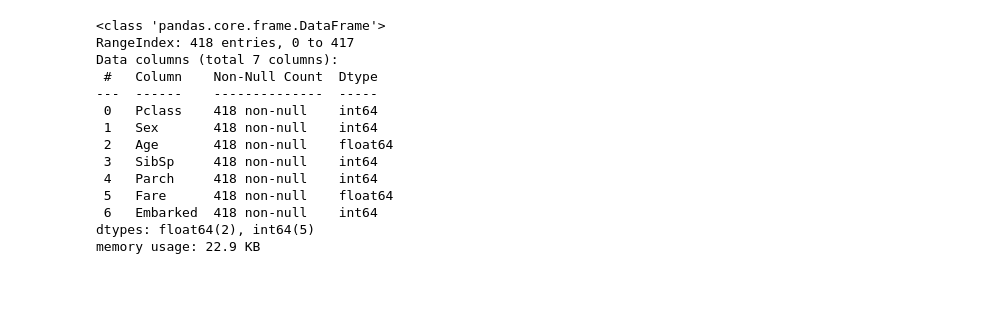
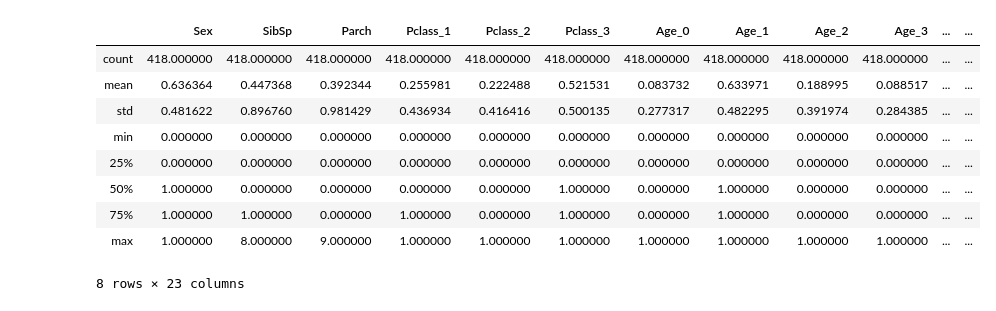
Before and after one commit to ksn38/sklearn, a Jupyter notebook: Titanic.ipynb, the cells around one changed output. Saved outputs shown, nothing was run; the diff lists cells and outputs as text; code cells hidden in the pictures; blank space fills up the shorter version.

```diff
--- a/Titanic.ipynb
+++ b/Titanic.ipynb
@@ -123,0 +145,10 @@ memory usage: 55.8 KB
+# %%
+a.loc[ a['Fare'] <= 7.91, 'Fare'] = 0
+a.loc[(a['Fare'] > 7.91) & (a['Fare'] <= 14.454), 'Fare'] = 1
+a.loc[(a['Fare'] > 14.454) & (a['Fare'] <= 31), 'Fare']   = 2
+a.loc[ a['Fare'] > 31, 'Fare'] = 3
+a['Fare'] = a['Fare'].astype(int)
+# %%
+a[["Pclass", 'Age', 'Embarked', 'Title', 'Fare']] = a[["Pclass", 'Age', 'Embarked', 'Title', 'Fare']].astype("category")
+a = pd.get_dummies(a)
+a.head()
@@ -129,7 +168,7 @@ a = a.drop('Survived', axis=1)
 from sklearn.linear_model import LogisticRegression
 from sklearn.metrics import accuracy_score
 
-X_train, X_valid, y_train, y_valid = train_test_split(a, y, test_size=0.01, random_state=42)
+X_train, X_valid, y_train, y_valid = train_test_split(a, y, test_size=0.1, random_state=42)
 
 lr = LogisticRegression(solver="liblinear")
 
@@ -149,47 +222,73 @@ accuracy_score(y_train, y_pred_train)
 # %%
 b = pd.read_csv('test.csv')
 out = pd.DataFrame(b.PassengerId)
+b['Title'] = b.Name.str.extract(' ([A-Za-z]+)\.', expand=False)
 b = b.drop(['PassengerId', 'Name', 'Ticket', 'Cabin'], axis=1)
+b['Title'] = b['Title'].replace(['Lady', 'Countess','Capt', 'Col',\
+'Don', 'Dr', 'Major', 'Rev', 'Sir', 'Jonkheer', 'Dona'], 'Rare')
+b['Title'] = b['Title'].replace('Mlle', 'Miss')
+b['Title'] = b['Title'].replace('Ms', 'Miss')
+b['Title'] = b['Title'].replace('Mme', 'Mrs')
+title_mapping = {"Mr": 1, "Miss": 2, "Mrs": 3, "Master": 4, "Rare": 5}
+b['Title'] = b['Title'].map(title_mapping)
+b['Title'] = b['Title'].fillna(0)
 b.Fare = b.Fare.fillna(b.Fare.median())
-b.loc[a.Fare > 300, 'Fare'] = b.Fare.median()
+b.loc[b.Fare > 300, 'Fare'] = b.Fare.median()
 b.Age = b.Age.fillna(-1)
 b.loc[b.Embarked == 'C', 'Embarked'] = 0
 b.loc[b.Embarked == 'Q', 'Embarked'] = 1
 b.loc[b.Embarked == 'S', 'Embarked'] = 2
 b.Embarked = b.Embarked.fillna(2)
 b.Embarked = b.Embarked.astype('int64')
 b.loc[b.Sex == 'female', 'Sex'] = 0
 b.loc[b.Sex == 'male', 'Sex'] = 1
 b.Sex = b.Sex.astype('int64')
 
 def age(colm):
     for i in range(len(b)):
         if b.at[i, colm] == -1:
-            b.at[i, colm] = b.Age.median() - (b.at[i, 'SibSp']/b.SibSp.max()) * b.Age.median()
+            b.at[i, colm] = a0.Age.median() - (b.at[i, 'SibSp']/b.SibSp.max()) * a0.Age.median()
 
 age('Age')
 
+b.Age = b.Age.astype('int64')
+
+b.loc[ b['Age'] <= 16, 'Age'] = 0
+b.loc[(b['Age'] > 16) & (b['Age'] <= 32), 'Age'] = 1
+b.loc[(b['Age'] > 32) & (b['Age'] <= 48), 'Age'] = 2
+b.loc[(b['Age'] > 48) & (b['Age'] <= 64), 'Age'] = 3
+b.loc[ b['Age'] > 64, 'Age'] = 4
+
+b.loc[ b['Fare'] <= 7.91, 'Fare'] = 0
+b.loc[(b['Fare'] > 7.91) & (b['Fare'] <= 14.454), 'Fare'] = 1
+b.loc[(b['Fare'] > 14.454) & (b['Fare'] <= 31), 'Fare']   = 2
+b.loc[ b['Fare'] > 31, 'Fare'] = 3
+b['Fare'] = b['Fare'].astype(int)
+
+b[["Pclass", 'Age', 'Embarked', 'Title', 'Fare']] = b[["Pclass", 'Age', 'Embarked', 'Title', 'Fare']].astype("category")
+b = pd.get_dummies(b)
+
 X_valid = b
-y_valid = lr.predict(X_valid)
+# y_valid = lr.predict(X_valid)
+# y_valid = gb.predict(X_valid)
+y_valid = clf.predict(X_valid)
+
 out['Survived'] = y_valid
 out.to_csv('titanic.csv', index=False)
+b.to_csv('out.csv', index=False)
 
 b.describe()
-b.info()
-b.head()
-out.head()
+# b.info()
+# b.head()
+# out.head()
 # %% [output]
+|  | Sex | SibSp | Parch | Pclass_1 | Pclass_2 | Pclass_3 | Age_0 | Age_1 | Age_2 | Age_3 | ... | ... |
+| count | 418.000000 | 418.000000 | 418.000000 | 418.000000 | 418.000000 | 418.000000 | 418.000000 | 418.000000 | 418.000000 | 418.000000 | ... | ... |
+| mean | 0.636364 | 0.447368 | 0.392344 | 0.255981 | 0.222488 | 0.521531 | 0.083732 | 0.633971 | 0.188995 | 0.088517 | ... | ... |
+| std | 0.481622 | 0.896760 | 0.981429 | 0.436934 | 0.416416 | 0.500135 | 0.277317 | 0.482295 | 0.391974 | 0.284385 | ... | ... |
+| min | 0.000000 | 0.000000 | 0.000000 | 0.000000 | 0.000000 | 0.000000 | 0.000000 | 0.000000 | 0.000000 | 0.000000 | ... | ... |
+| 25% | 0.000000 | 0.000000 | 0.000000 | 0.000000 | 0.000000 | 0.000000 | 0.000000 | 0.000000 | 0.000000 | 0.000000 | ... | ... |
+| 50% | 1.000000 | 0.000000 | 0.000000 | 0.000000 | 0.000000 | 1.000000 | 0.000000 | 1.000000 | 0.000000 | 0.000000 | ... | ... |
+| 75% | 1.000000 | 1.000000 | 0.000000 | 1.000000 | 0.000000 | 1.000000 | 0.000000 | 1.000000 | 0.000000 | 0.000000 | ... | ... |
+| max | 1.000000 | 8.000000 | 9.000000 | 1.000000 | 1.000000 | 1.000000 | 1.000000 | 1.000000 | 1.000000 | 1.000000 | ... | ... |
-<class 'pandas.core.frame.DataFrame'>
-RangeIndex: 418 entries, 0 to 417
-Data columns (total 7 columns):
- #   Column    Non-Null Count  Dtype
----  ------    --------------  -----
- 0   Pclass    418 non-null    int64
- 1   Sex       418 non-null    int64
- 2   Age       418 non-null    float64
- 3   SibSp     418 non-null    int64
- 4   Parch     418 non-null    int64
- 5   Fare      418 non-null    float64
- 6   Embarked  418 non-null    int64
-dtypes: float64(2), int64(5)
-memory usage: 22.9 KB
+8 rows × 23 columns
```
Also changed, not shown: parts of 11 cells of this notebook.
